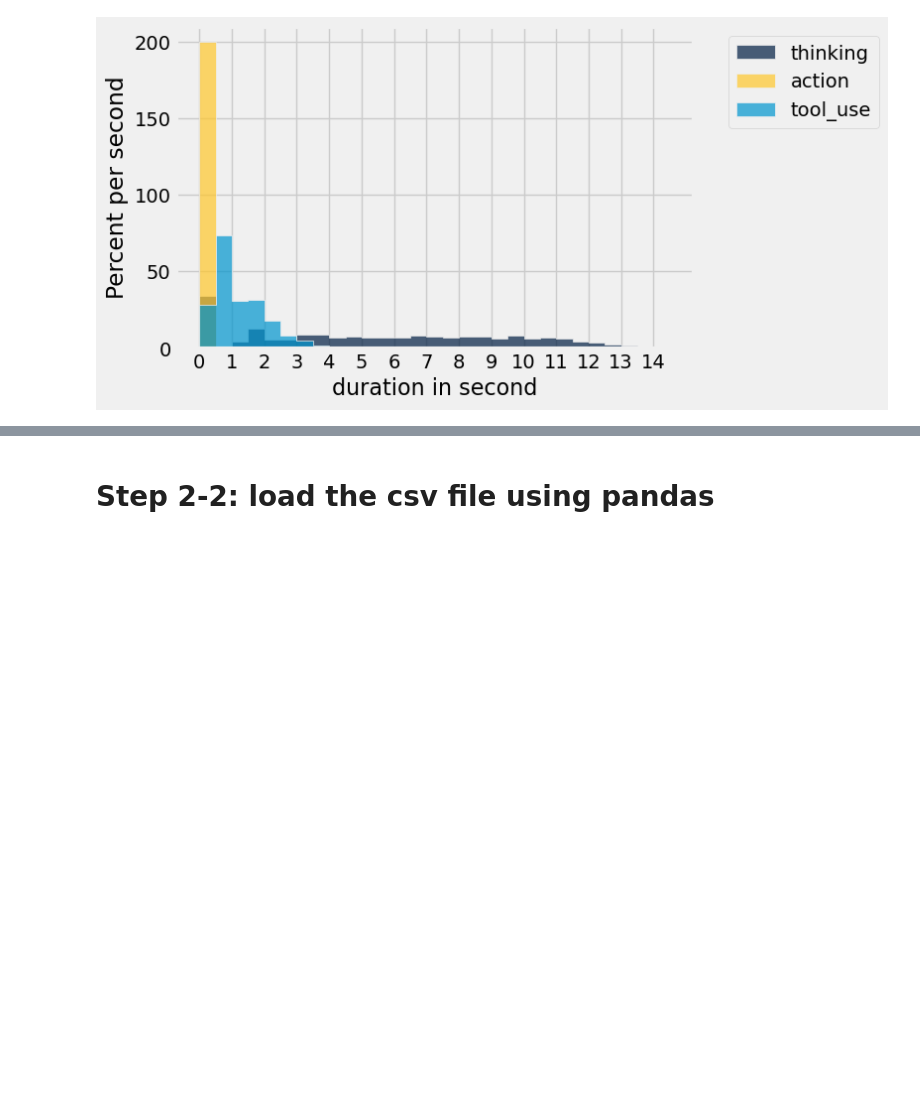
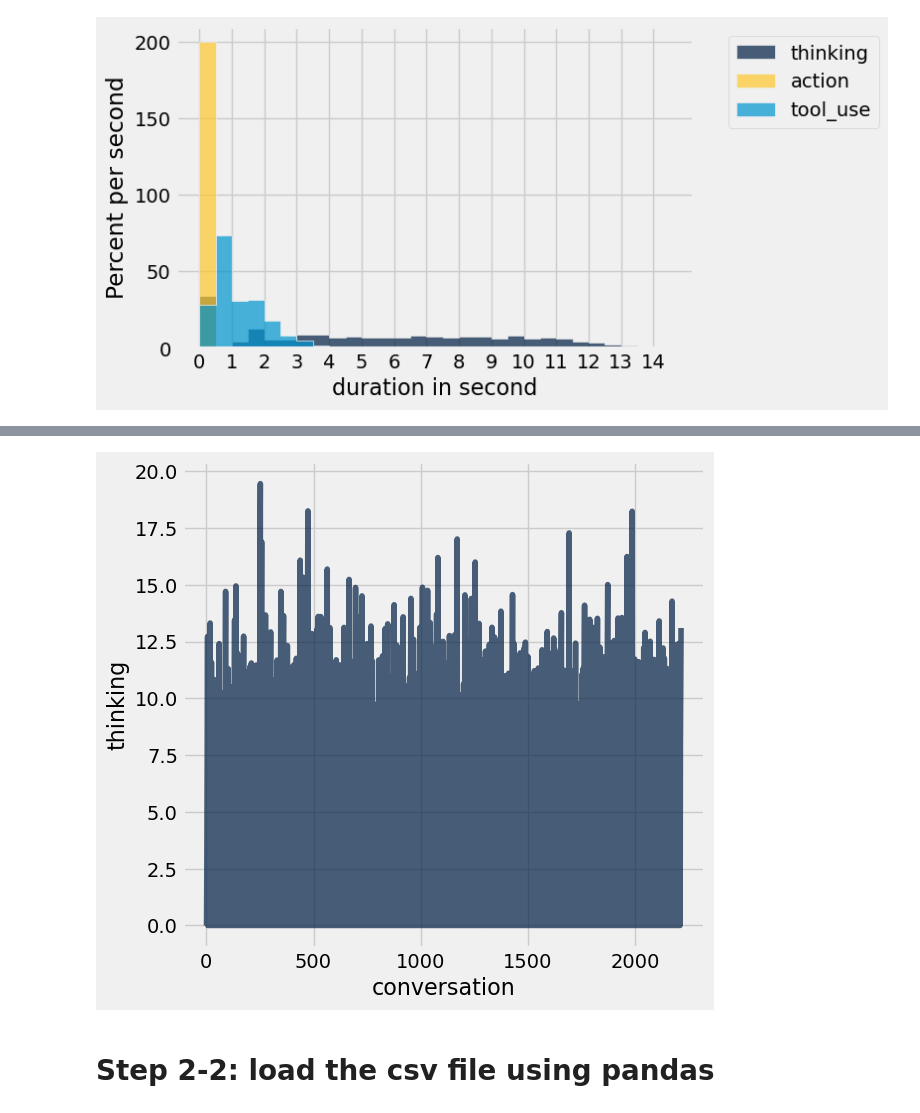
Before and after one commit to courageousstrawberry/UEBAProject_copy, a Jupyter notebook: DataProcess/SU25/JSONData/consolidatedDataProcess.ipynb, the cells around one changed output, grey strips where cells are left out. Saved outputs shown, nothing was run; the diff lists cells and outputs as text; code cells hidden in the pictures; blank space fills up the shorter version.

```diff
--- a/DataProcess/SU25/JSONData/consolidatedDataProcess.ipynb
+++ b/DataProcess/SU25/JSONData/consolidatedDataProcess.ipynb
@@ -242,3 +261,7 @@ _ = plots.xticks(np.arange(15))
+# %%
+update_duration_table.plot("conversation", "thinking")
+# %% [output]
+[figure, added]
 # %% [markdown]
 # Step 2-2: load the csv file using pandas
 # %%
```
Also changed, not shown: parts of 8 cells of this notebook.
